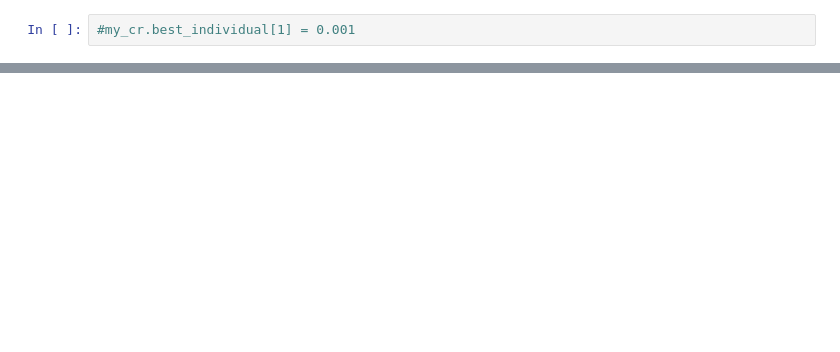
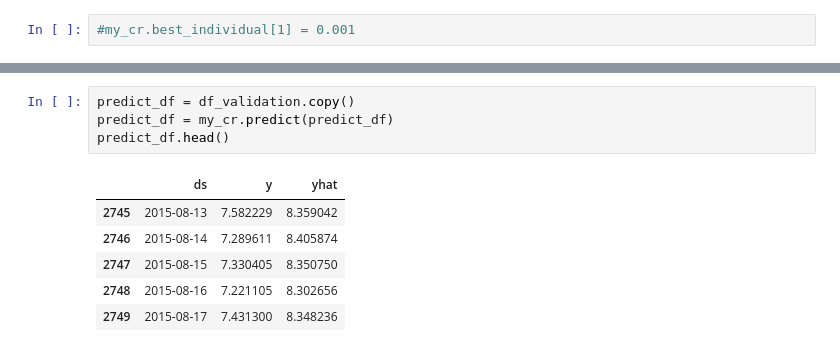
Before and after one commit to bshabashFD/Chronos, a Jupyter notebook: prototype.ipynb, the cells around one changed output, grey strips where cells are left out. Cells and saved outputs as stored; diff of their text form; blank space fills up the shorter version.

```diff
--- a/prototype.ipynb
+++ b/prototype.ipynb
@@ -87,0 +88,11 @@ plt.show();
+# %%
+predict_df = df_validation.copy()
+predict_df = my_cr.predict(predict_df)
+predict_df.head()
+# %% [output]
+|  | ds | y | yhat |
+| 2745 | 2015-08-13 | 7.582229 | 8.359042 |
+| 2746 | 2015-08-14 | 7.289611 | 8.405874 |
+| 2747 | 2015-08-15 | 7.330405 | 8.350750 |
+| 2748 | 2015-08-16 | 7.221105 | 8.302656 |
+| 2749 | 2015-08-17 | 7.431300 | 8.348236 |
```
Also changed, not shown: parts of 11 cells of this notebook, 1 other file.
